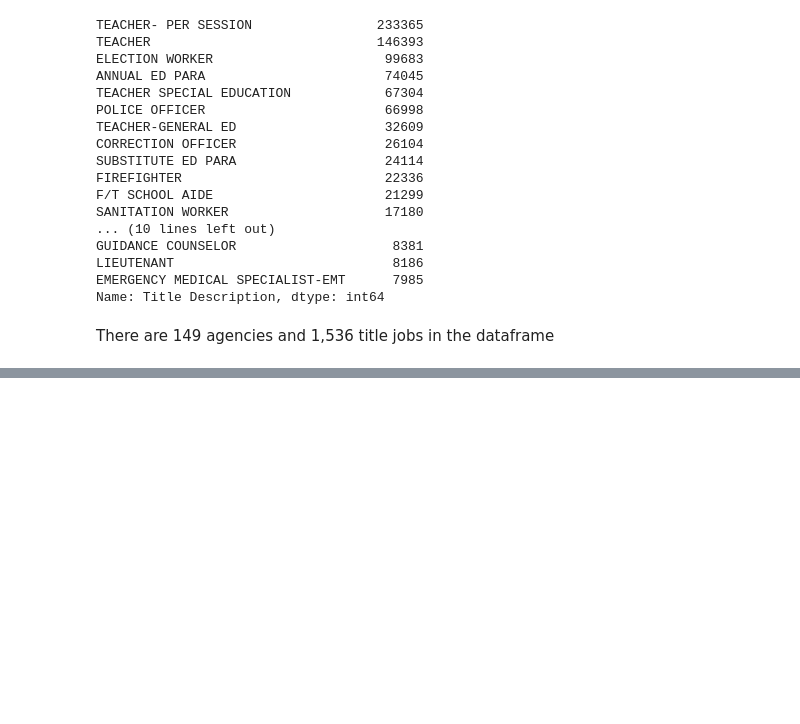
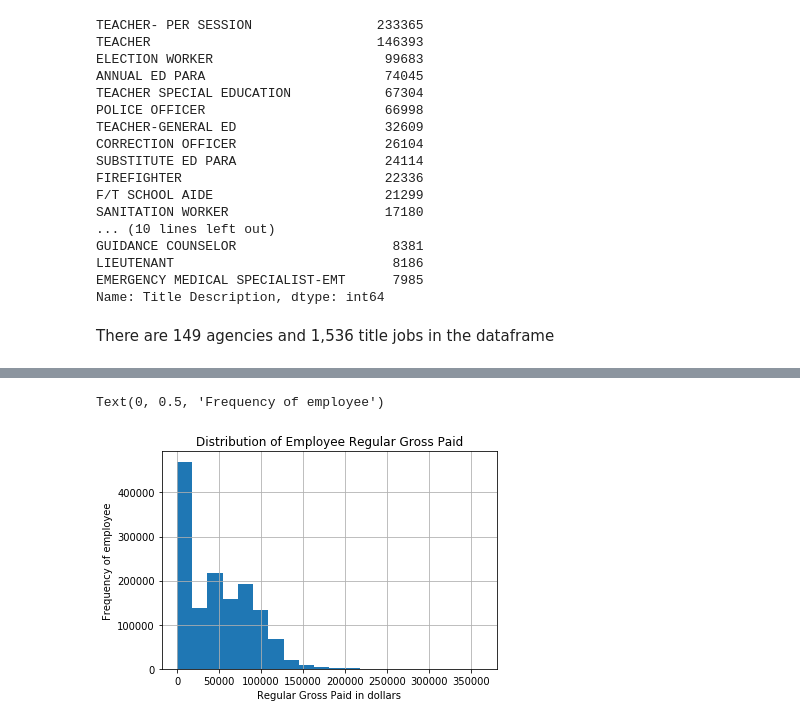
Before and after one commit to carlos-constante/MAT-796-Indepedent-Study-Project, a Jupyter notebook: Project_Carlos_Constante.ipynb, the cells around one changed output, grey strips where cells are left out. Saved outputs shown, nothing was run; the diff lists cells and outputs as text; code cells hidden in the pictures; blank space fills up the shorter version.

```diff
--- a/Project_Carlos_Constante.ipynb
+++ b/Project_Carlos_Constante.ipynb
@@ -431,0 +632,8 @@ There are 149 agencies and 1,536 title jobs in the dataframe
+# %%
+sal_nyc2['Regular Gross Paid'].hist(bins = 20)
+plt.title("Distribution of Employee Regular Gross Paid")
+plt.xlabel("Regular Gross Paid in dollars")
+plt.ylabel("Number of employees")
+# %% [output]
+Text(0, 0.5, 'Frequency of employee')
+[figure, added]
```
Also changed, not shown: parts of 39 cells of this notebook, 21 other files.
